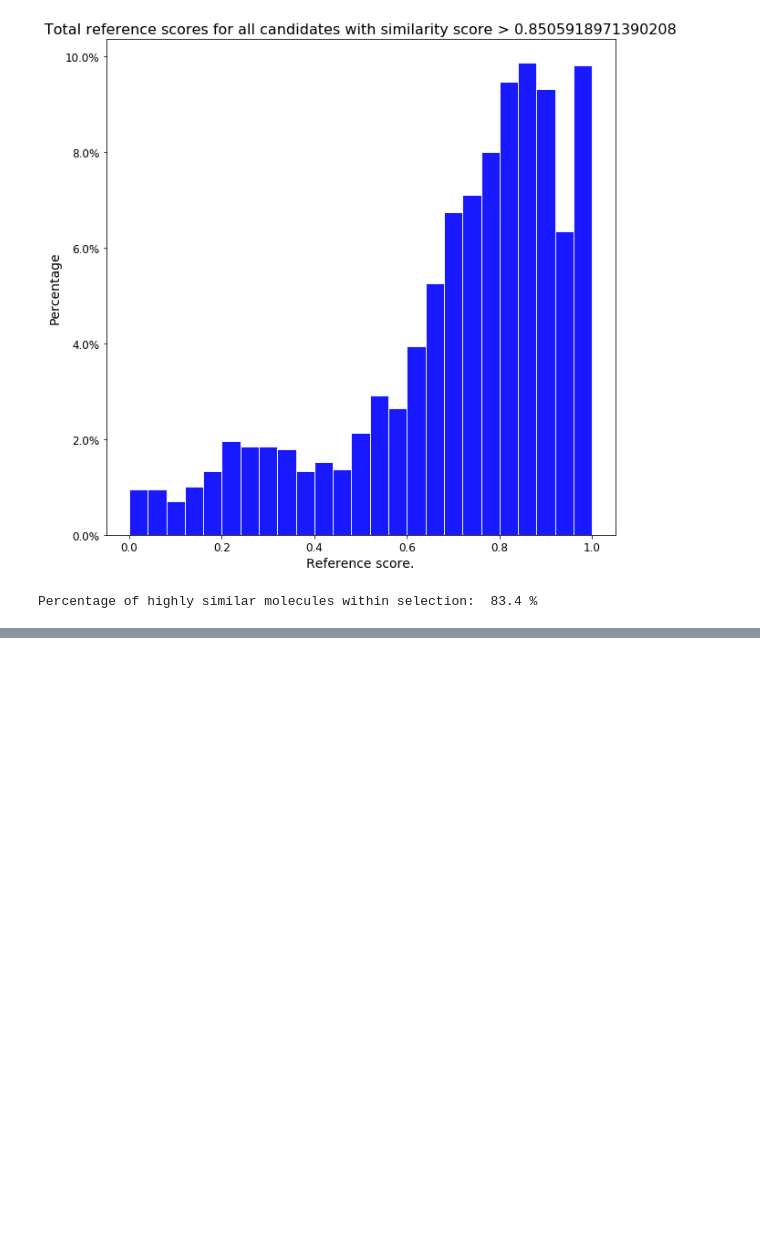
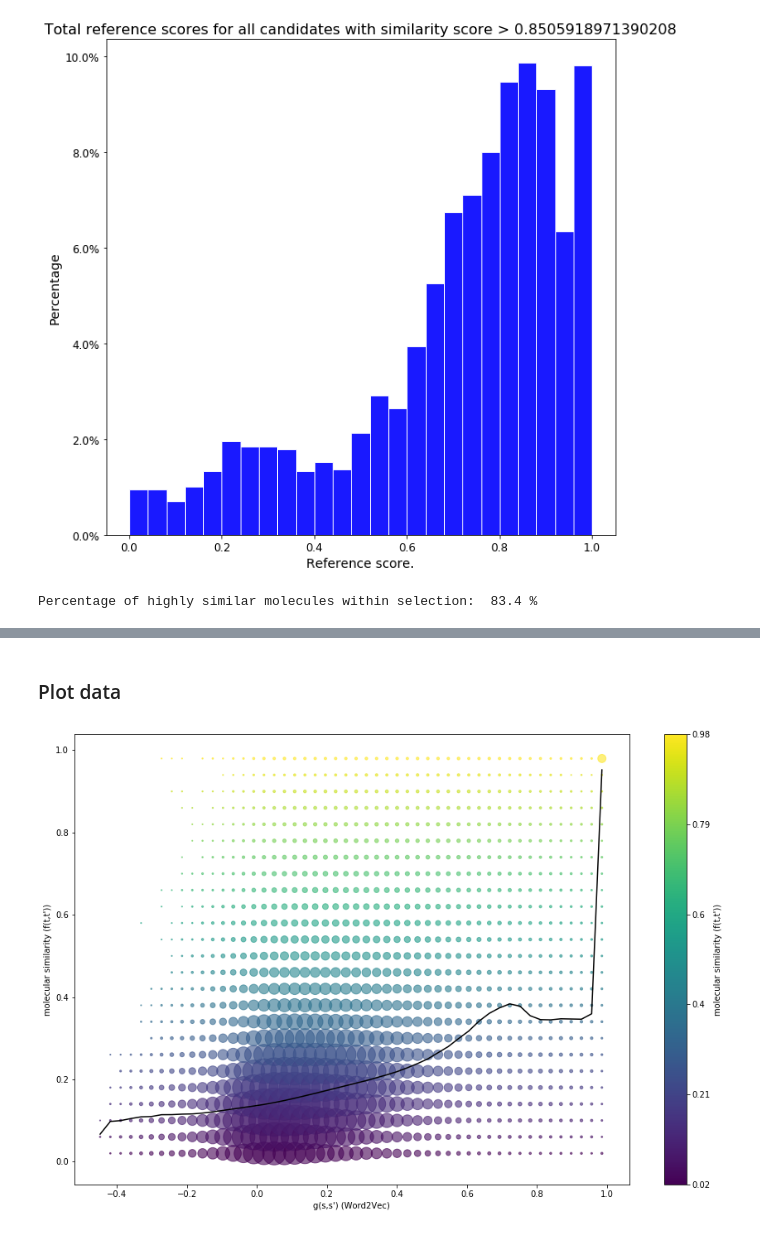
Before and after one commit to florian-huber/SeSiMe, a Jupyter notebook: notebooks/SeSiMe_MS_gnps_ALL.ipynb, the cells around one changed output, grey strips where cells are left out. Drawn from its saved outputs; the diff is of its cells as text; code cells hidden in the pictures; blank space fills up the shorter version.

Commit message:
Additional plots with 3decimal resolution all-GNPS model.

```diff
--- a/notebooks/SeSiMe_MS_gnps_ALL.ipynb
+++ b/notebooks/SeSiMe_MS_gnps_ALL.ipynb
@@ -496,0 +497,16 @@ Percentage of highly similar molecules within selection:  83.4 %
+# %%
+# Import / Load data from gnps/unique smiles dataset
+results_file = "filtered_data_unique_smiles_minpeak10_loss500_3dec.json"
+
+spectra, spectra_dict, MS_documents, MS_documents_intensity, sub_spectra_metadata = MS_functions.load_MGF_data(PATH_SAVE_DATA,
+                  mgf_file,
+                 results_file = results_file,
+                 num_decimals = 3,
+                 min_frag = 0.0, max_frag = 1000.0,
+                 min_loss = 5.0, max_loss = 500.0,
+                 min_intensity_perc = 0,
+                 exp_intensity_filter = 0.01,
+                 min_peaks = 10,
+                 peaks_per_mz = 15/200,
+                 peak_loss_words = ['peak_', 'loss_'], #['mz_', 'mz_'],
+                 sub_spectra = False)
@@ -496,0 +540,4 @@ Percentage of highly similar molecules within selection:  83.4 %
+# %%
+from Similarities import SimilarityMeasures
+
+MS_measure = SimilarityMeasures(MS_documents)
@@ -496,0 +573,16 @@ Percentage of highly similar molecules within selection:  83.4 %
+# %%
+# Calculate matrix of all-vs-all centroid similarity scores:
+M_sim_ctr = 1 - spatial.distance.cdist(MS_measure.vectors_centroid, MS_measure.vectors_centroid, 'cosine')
+# %% [markdown]
+### Plot data
+# %%
+bins_x = 50
+bins_y = 25
+
+H, edges = np.histogramdd([M_sim_ctr.reshape(9550**2),
+                           tanimoto_similarities.reshape(9550**2)],
+                          bins = (bins_x, bins_y))
+# %%
+binned_scatter_plot(bins_x, bins_y, H, edges)
+# %% [output]
+[figure, added]
```
Also changed, not shown: parts of 16 cells of this notebook.
